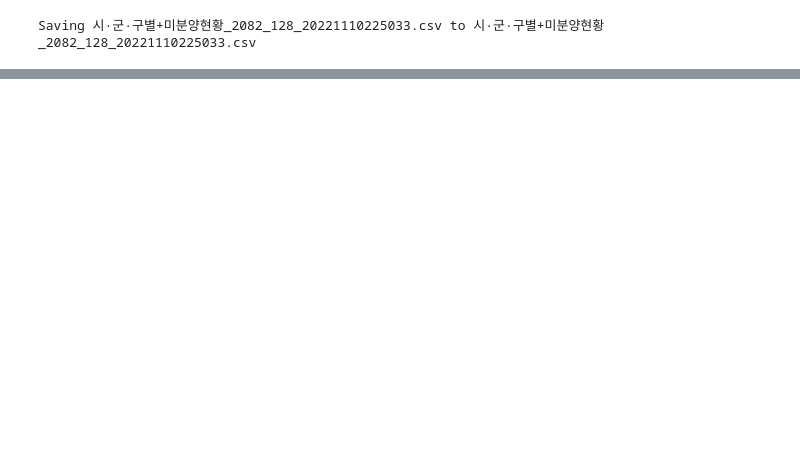
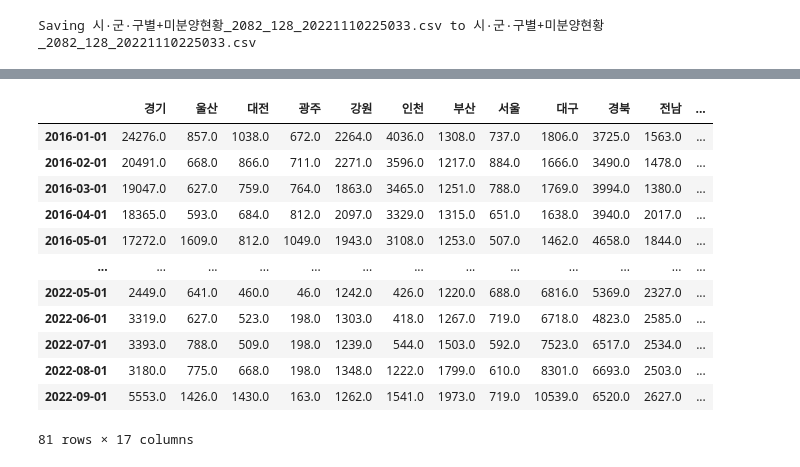
Before and after one commit to yeonghun00/real-estate, a Jupyter notebook: market.ipynb, the cells around one changed output, grey strips where cells are left out. Cells and saved outputs as stored; diff of their text form; code cells hidden in the pictures; blank space fills up the shorter version.

```diff
--- a/market.ipynb
+++ b/market.ipynb
@@ -195,3 +224,19 @@ data = df[(df['구분'] == '경기') & (df['시군구'] == '계')]['값']
+# %%
+city_data
+# %% [output]
+|  | 경기 | 울산 | 대전 | 광주 | 강원 | 인천 | 부산 | 서울 | 대구 | 경북 | 전남 | ... |
+| 2016-01-01 | 24276.0 | 857.0 | 1038.0 | 672.0 | 2264.0 | 4036.0 | 1308.0 | 737.0 | 1806.0 | 3725.0 | 1563.0 | ... |
+| 2016-02-01 | 20491.0 | 668.0 | 866.0 | 711.0 | 2271.0 | 3596.0 | 1217.0 | 884.0 | 1666.0 | 3490.0 | 1478.0 | ... |
+| 2016-03-01 | 19047.0 | 627.0 | 759.0 | 764.0 | 1863.0 | 3465.0 | 1251.0 | 788.0 | 1769.0 | 3994.0 | 1380.0 | ... |
+| 2016-04-01 | 18365.0 | 593.0 | 684.0 | 812.0 | 2097.0 | 3329.0 | 1315.0 | 651.0 | 1638.0 | 3940.0 | 2017.0 | ... |
+| 2016-05-01 | 17272.0 | 1609.0 | 812.0 | 1049.0 | 1943.0 | 3108.0 | 1253.0 | 507.0 | 1462.0 | 4658.0 | 1844.0 | ... |
+| ... | ... | ... | ... | ... | ... | ... | ... | ... | ... | ... | ... | ... |
+| 2022-05-01 | 2449.0 | 641.0 | 460.0 | 46.0 | 1242.0 | 426.0 | 1220.0 | 688.0 | 6816.0 | 5369.0 | 2327.0 | ... |
+| 2022-06-01 | 3319.0 | 627.0 | 523.0 | 198.0 | 1303.0 | 418.0 | 1267.0 | 719.0 | 6718.0 | 4823.0 | 2585.0 | ... |
+| 2022-07-01 | 3393.0 | 788.0 | 509.0 | 198.0 | 1239.0 | 544.0 | 1503.0 | 592.0 | 7523.0 | 6517.0 | 2534.0 | ... |
+| 2022-08-01 | 3180.0 | 775.0 | 668.0 | 198.0 | 1348.0 | 1222.0 | 1799.0 | 610.0 | 8301.0 | 6693.0 | 2503.0 | ... |
+| 2022-09-01 | 5553.0 | 1426.0 | 1430.0 | 163.0 | 1262.0 | 1541.0 | 1973.0 | 719.0 | 10539.0 | 6520.0 | 2627.0 | ... |
+81 rows × 17 columns
 # %%
 import matplotlib.pyplot as plt
 
```
Also changed, not shown: parts of 17 cells of this notebook.
